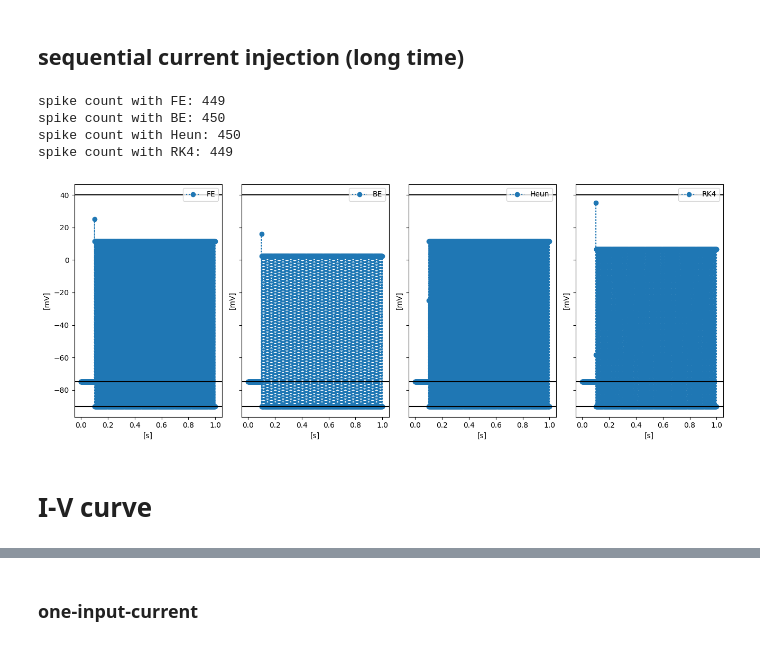
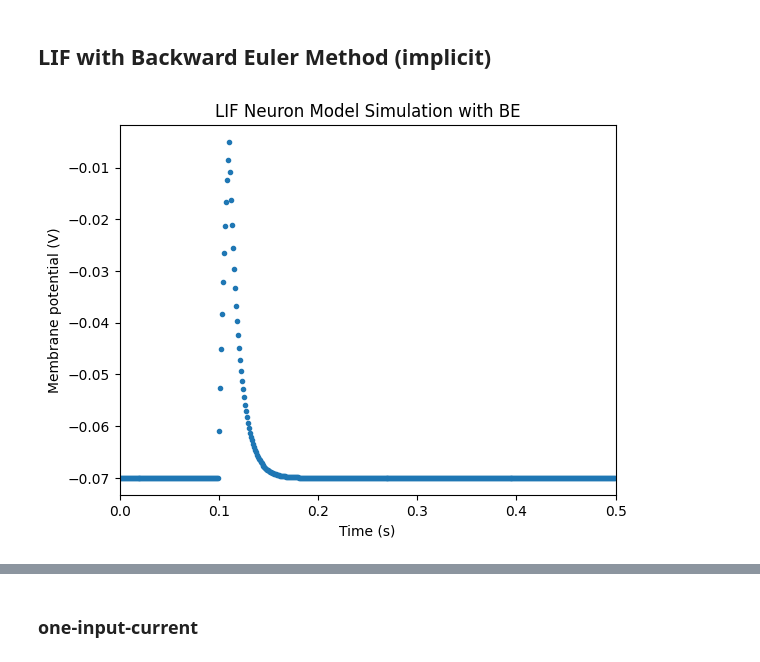
Before and after one commit to albertoarturovergani/CNT-2024, a Jupyter notebook: notebooks/numerical-methods/neuroscience-2024_A.ipynb, the cells around one changed output, grey strips where cells are left out. Drawn from its saved outputs; the diff is of its cells as text; code cells hidden in the pictures.

```diff
--- a/notebooks/numerical-methods/benchmark.ipynb
+++ b/notebooks/numerical-methods/neuroscience-2024_A.ipynb
@@ -191,41 +115,0 @@ spike count with RK4: 5
-# %% [markdown]
-## sequential current injection (long time)
-# %%
-dt = 0.001 # PARAMETER OF INTEREST
-n = 1000
-# Define input current function
-def I(t):
-    if t >= 0.100 and t <= 0.100+0.001*n:
-        return 10e-6 #
-    else:
-        return 0.0 # no input current otherwise
-
-# Set LIF model parameters
-tau_m = 10e-3 # 10ms
-R_m = 100e6 # 100Mohm
-t_final = 1 # simulation time [s]
-Ena=40
-Ek=-75
-fig, ax = plt.subplots(1,4, sharex=True, sharey=True, figsize=(13,5))
-fig.tight_layout()
-for i, nm in enumerate(['FE', 'BE', 'Heun', 'RK4']):
-    start_time = time.time()
-    t, V = LIF(tau_m, R_m, I, dt, t_final, numMethod=nm, Ena=Ena, Ek=Ek)
-    # Plot voltage trace
-    ax[i].plot(t, V, ':o', label=nm)
-    ax[i].set_xlabel('[s]')
-    ax[i].set_ylabel('[mV]')
-    ax[i].axhline(Ena, c='k')
-    ax[i].axhline(Ek, c='k')
-    ax[i].axhline(Ek-15, c='k')
-    #ax[i].set_xlim(0.09, t_final/3.5)
-    ax[i].legend()
-    print(f'spike count with {nm}: {spike_counts(V, Ek)}')
-# %% [output]
-spike count with FE: 449
-spike count with BE: 450
-spike count with Heun: 450
-spike count with RK4: 449
-[figure, removed]
-# %% [markdown]
-# I-V curve
@@ -233,0 +116,31 @@ spike count with RK4: 449
+# %% [markdown]
+## LIF with Backward Euler Method (implicit)
+# %%
+# Define input current function
+def I(t):
+    if t >= 0.1 and t <= 0.11:
+        return 1e-9 # 1nA current input for 50ms
+    else:
+        return 0.0 # no input current otherwise
+
+# Set LIF model parameters
+tau_m = 10e-3 # 10ms
+R_m = 100e6 # 100Mohm
+V_rest = -70e-3 # -70mV
+V_init = V_rest # start at rest
+dt = 0.001 # PARAMETER OF INTEREST
+t_final = 0.5 # simulation time
+numMethod = 'BE'
+
+# Simulate LIF model with Backward Euler method
+t, V = LIF(tau_m, R_m, V_rest, I, V_init, dt, t_final, numMethod)
+
+# Plot voltage trace
+plt.plot(t, V, '.')
+plt.xlabel('Time (s)')
+plt.ylabel('Membrane potential (V)')
+plt.title('LIF Neuron Model Simulation with ' + numMethod)
+plt.xlim(0, t_final)
+plt.show()
+# %% [output]
+[figure, added]
```
Also changed, not shown: parts of 33 cells of this notebook, 4 other files.
